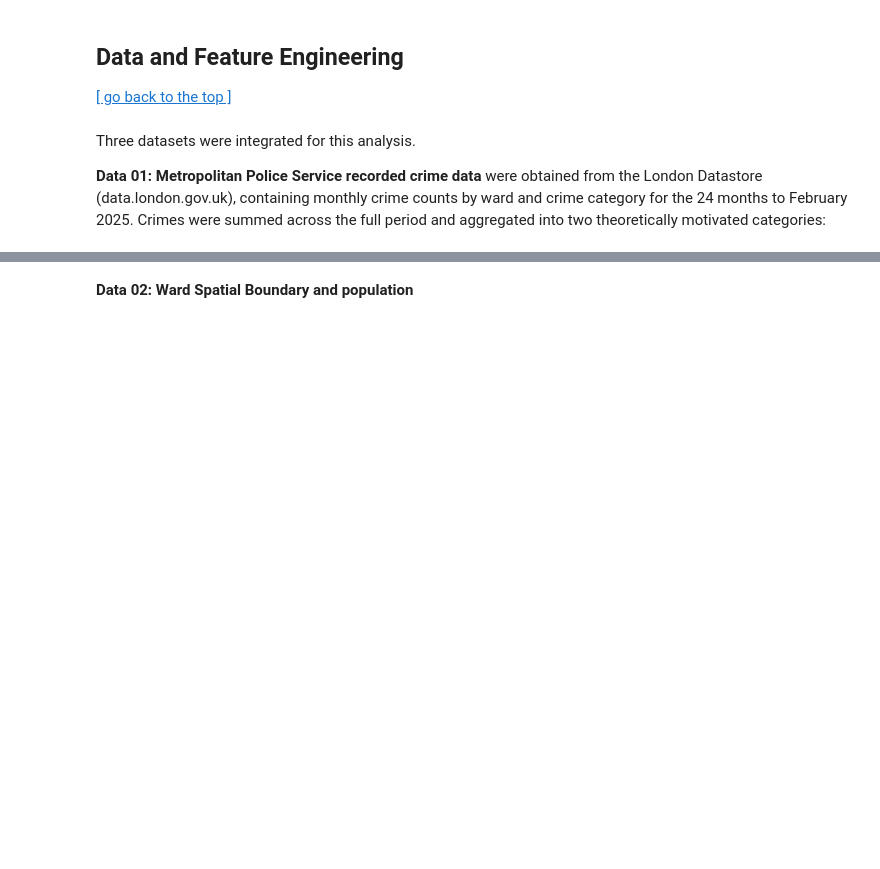
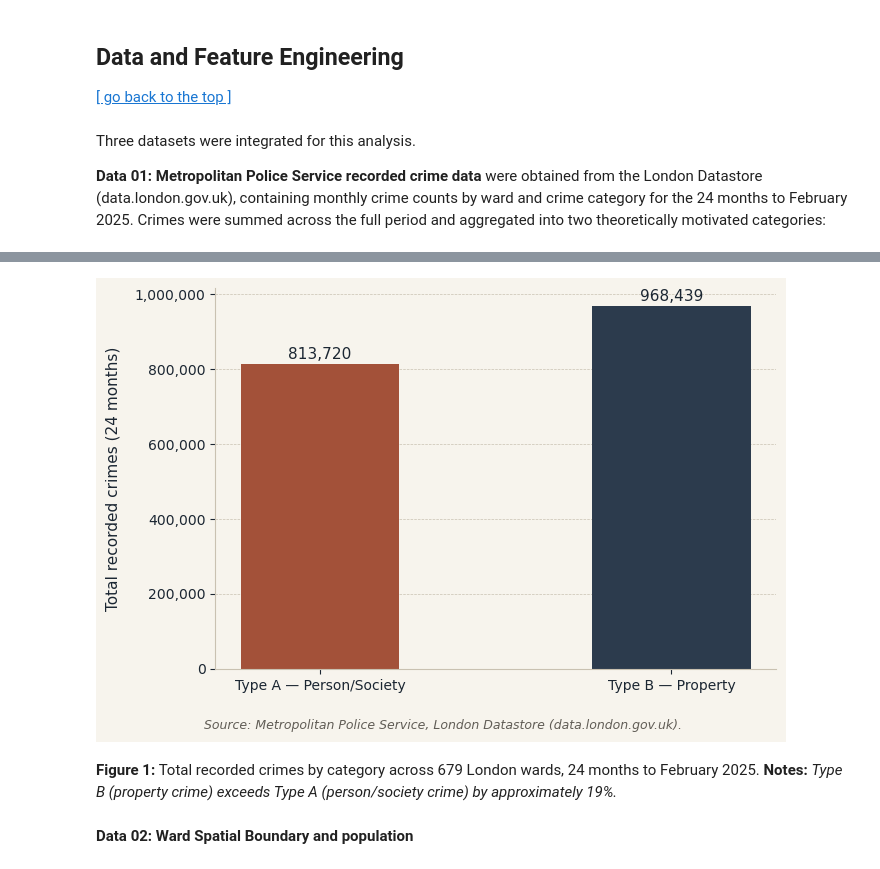
Before and after one commit to EmilyDeeb/0006_Assessment, a Jupyter notebook: CASA0006_EmilyDeeb.ipynb, the cells around one changed output, grey strips where cells are left out. Cells and saved outputs as stored; diff of their text form; code cells hidden in the pictures; blank space fills up the shorter version.

```diff
--- a/CASA0006_EmilyDeeb.ipynb
+++ b/CASA0006_EmilyDeeb.ipynb
@@ -42,6 +159,18 @@ SyntaxError: invalid decimal literal (2752426096.py, line 3)
 - Additional library *[libraries not included in SDS Docker or not used in this module]*:
     - **watermark**: A Jupyter Notebook extension for printing timestamps, version numbers, and hardware information.
     - ......
+# %%
+# Step 01: Imports + BASE URL
+import pandas as pd
+import geopandas as gpd
+import numpy as np
+import matplotlib.pyplot as plt
+import matplotlib.colors as mcolors
+import seaborn as sns
+import osmnx as ox
+import tempfile, os, requests
+
+BASE = "https://raw.githubusercontent.com/EmilyDeeb/0006_Assessment/main/data/"
 # %% [markdown]
 ## Table of contents
 
@@ -104,3 +284,54 @@ Three datasets were integrated for this analysis.
+# %%
+fig, ax = plt.subplots(figsize=(7, 4.5), facecolor='#F7F4ED')
+ax.set_facecolor("#F7F4ED")
+
+bars = ax.bar(
+    ['Type A — Person/Society', 'Type B — Property'],
+    [ward_crime['typeA_count'].sum(), ward_crime['typeB_count'].sum()],
+    color=['#A35139', '#2C3B4D'],
+    width=0.45,
+    edgecolor='none'
+)
+
+# Value labels on top of bars
+for bar in bars:
+    height = bar.get_height()
+    ax.text(
+        bar.get_x() + bar.get_width() / 2,
+        height + 5000,
+        f'{height:,.0f}',
+        ha='center', va='bottom',
+        fontsize=11, fontweight='500',
+        color='#1B2632',
+        fontfamily='sans-serif'
+    )
+
+ax.set_ylabel('Total recorded crimes (24 months)',
+              fontsize=11, color='#1B2632', labelpad=10)
+ax.yaxis.set_major_formatter(plt.FuncFormatter(lambda x, _: f'{x:,.0f}'))
+ax.tick_params(colors='#1B2632', labelsize=10)
+ax.spines[['top', 'right']].set_visible(False)
+ax.spines[['left', 'bottom']].set_color('#C9C1B1')
+ax.yaxis.grid(True, color='#C9C1B1', linewidth=0.5, linestyle='--')
+ax.set_axisbelow(True)
+
+# Remove ax.set_title entirely
+# Add everything as fig.text below
+
+fig.text(0.5, -0.01,
+
+         '\n Source: Metropolitan Police Service, London Datastore (data.london.gov.uk).',
+         ha='center', fontsize=9, color='#615D56', style='italic',
+         wrap=True)
+
+plt.tight_layout()
+plt.subplots_adjust(bottom=0.12)
+plt.show()
+# %% [output]
+[figure, added]
+# %% [markdown]
+**Figure 1:** Total recorded crimes by category across 679 London wards, 24 months to February 2025.
+**Notes:** *Type B (property crime) exceeds Type A (person/society crime) by approximately 19%.*
 # %% [markdown]
 **Data 02: Ward Spatial Boundary and population**
 # %% [markdown]
```
Also changed, not shown: parts of 28 cells of this notebook, 8 other files.
